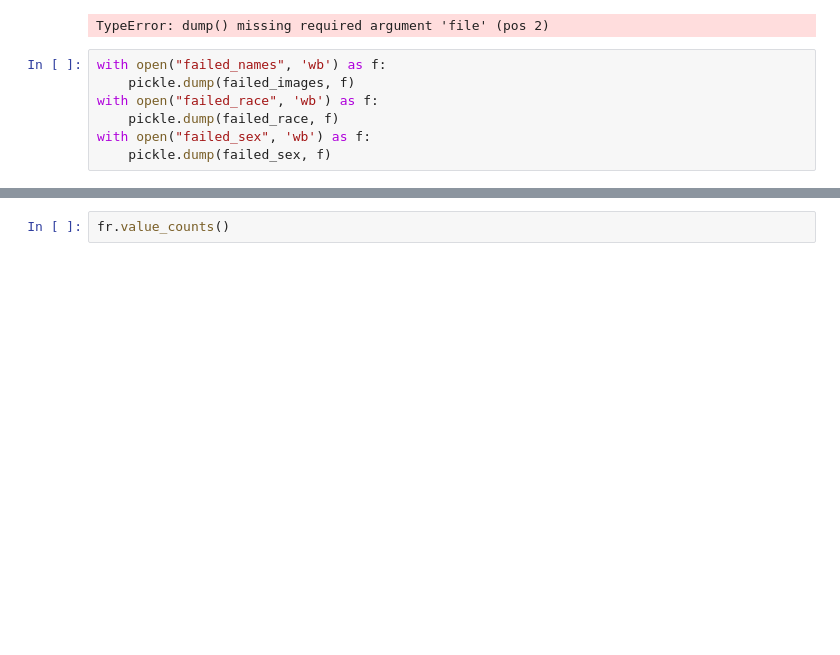
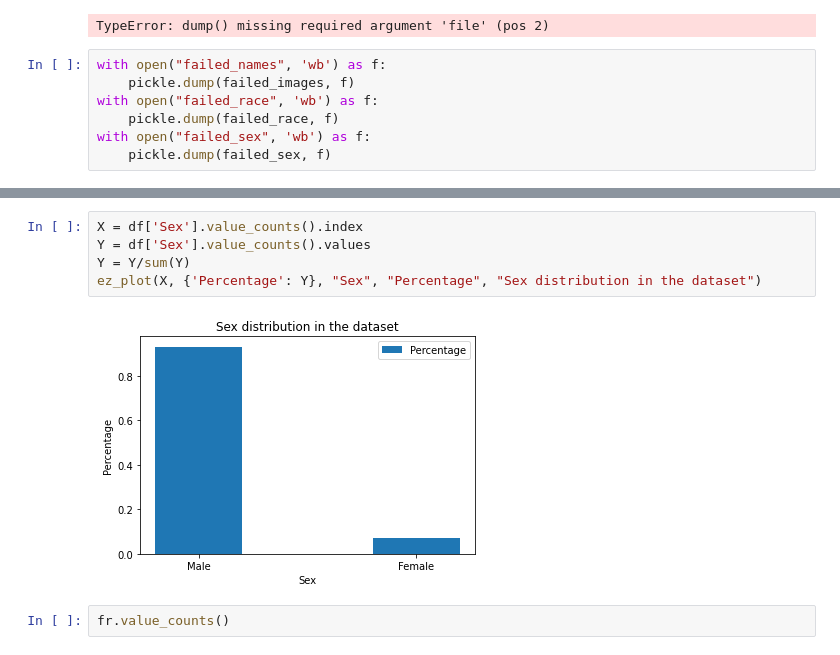
Before and after one commit to Nathaniel-github/AlgorithmicBias, a Jupyter notebook: CycleGAN/InitialAnalysis.ipynb, the cells around one changed output, grey strips where cells are left out. Drawn from its saved outputs; the diff is of its cells as text; blank space fills up the shorter version.

```diff
--- a/CycleGAN/InitialAnalysis.ipynb
+++ b/CycleGAN/InitialAnalysis.ipynb
@@ -35,3 +66,10 @@ fr = pd.Series(failed_race)
+# %%
+X = df['Sex'].value_counts().index
+Y = df['Sex'].value_counts().values
+Y = Y/sum(Y)
+ez_plot(X, {'Percentage': Y}, "Sex", "Percentage", "Sex distribution in the dataset")
+# %% [output]
+[figure, added]
 # %%
 fr.value_counts()
 # %% [output]
```
Also changed, not shown: parts of 20 cells of this notebook.
